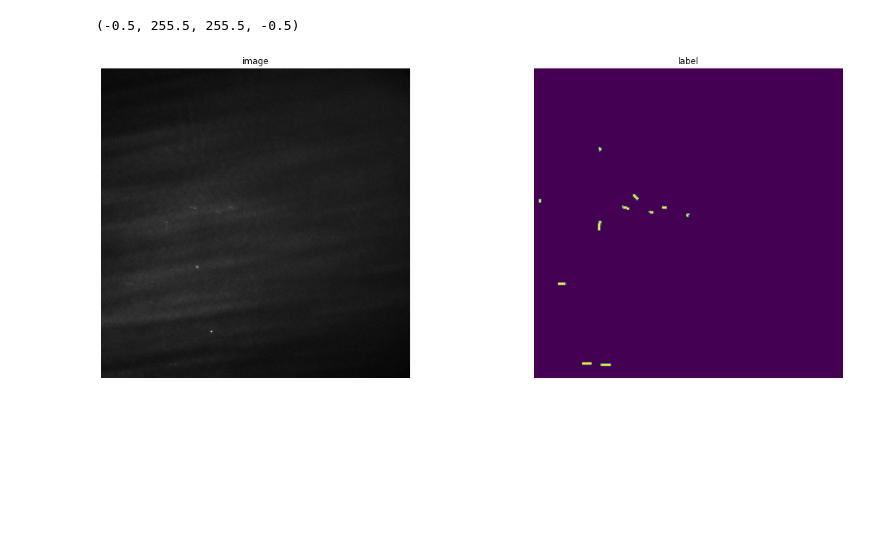
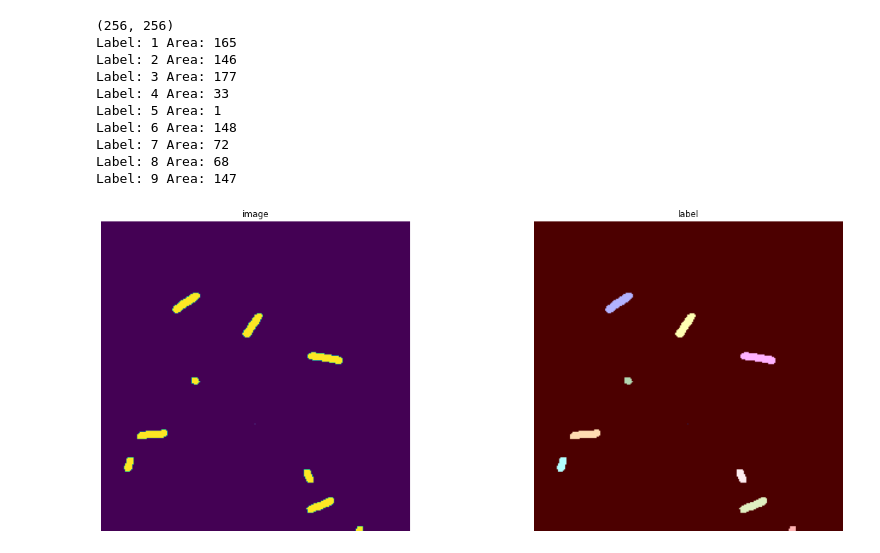
Before and after one commit to Wirkungstreffer/Microtubules_Detection, a Jupyter notebook: Untitled.ipynb, the cells around one changed output. Cells and saved outputs as stored; diff of their text form; code cells hidden in the pictures; blank space fills up the shorter version.

```diff
--- a/Untitled.ipynb
+++ b/Untitled.ipynb
@@ -85,20 +102,49 @@ Y = np.expand_dims(Y, axis=3) #May not be necessary..
 
 from sklearn.model_selection import train_test_split
 x_train, x_val, y_train, y_val = train_test_split(X, Y, test_size=0.2, random_state=42)
-# %%
-#Sanity check, view few images
-import random
-image_number = random.randint(0, len(x_train))
-
-fig, ax = plt.subplots(ncols=2, figsize=(20, 8))
-
-ax[0].imshow(x_train[100])
-ax[0].set_title('image')
-ax[0].axis('off')
-
-ax[1].imshow(y_train[100])
-ax[1].set_title('label')
-ax[1].axis('off')
-# %% [output]
-(-0.5, 255.5, 255.5, -0.5)
-[figure, removed]
+# %%
+test_img = cv2.imread('test_segmented.png', cv2.THRESH_BINARY)
+
+imgsize1 = test_img.shape
+print(imgsize1)
+
+edge_touching_removed = clear_border(test_img)
+
+fig, ax = plt.subplots(ncols=2, figsize=(20, 8))
+
+ax[0].imshow(test_img)
+ax[0].set_title('image')
+ax[0].axis('off')
+
+ax[1].imshow(edge_touching_removed)
+ax[1].set_title('label')
+ax[1].axis('off')
+
+label_image = measure.label(edge_touching_removed, connectivity=test_img.ndim)
+
+plt.imshow(label_image)
+
+image_label_overlay = label2rgb(label_image, image=test_img)
+plt.imshow(image_label_overlay)
+
+all_props=measure.regionprops(label_image, test_img)
+#Can print various parameters for all objects
+for prop in all_props:
+    print('Label: {} Area: {}'.format(prop.label, prop.area))
+
+props = measure.regionprops_table(label_image, test_img,
+                          properties=['label',
+                                      'area', 'equivalent_diameter',
+                                      'mean_intensity', 'solidity'])
+# %% [output]
+(256, 256)
+Label: 1 Area: 165
+Label: 2 Area: 146
+Label: 3 Area: 177
+Label: 4 Area: 33
+Label: 5 Area: 1
+Label: 6 Area: 148
+Label: 7 Area: 72
+Label: 8 Area: 68
+Label: 9 Area: 147
+[figure, added]
```
Also changed, not shown: parts of 3 cells of this notebook, 2 other files.
